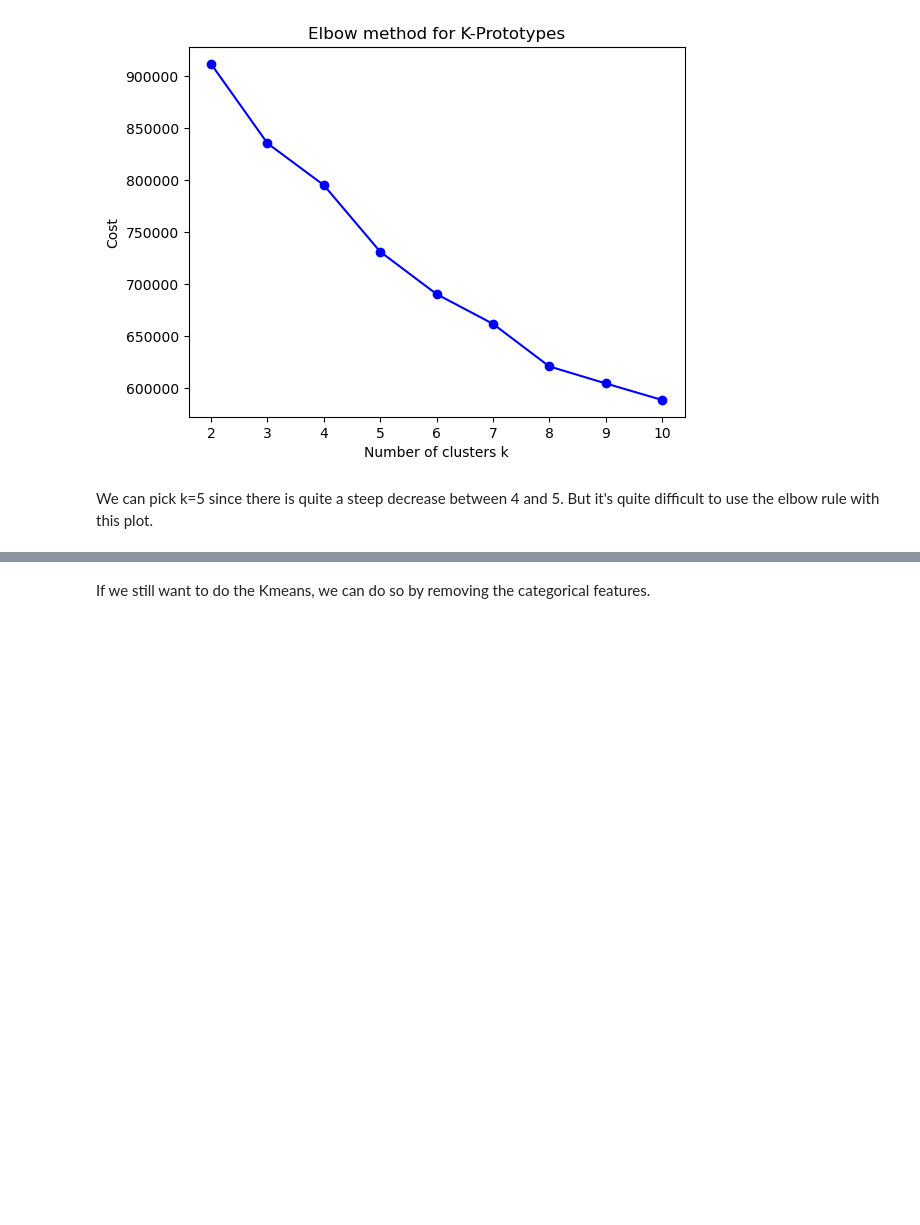
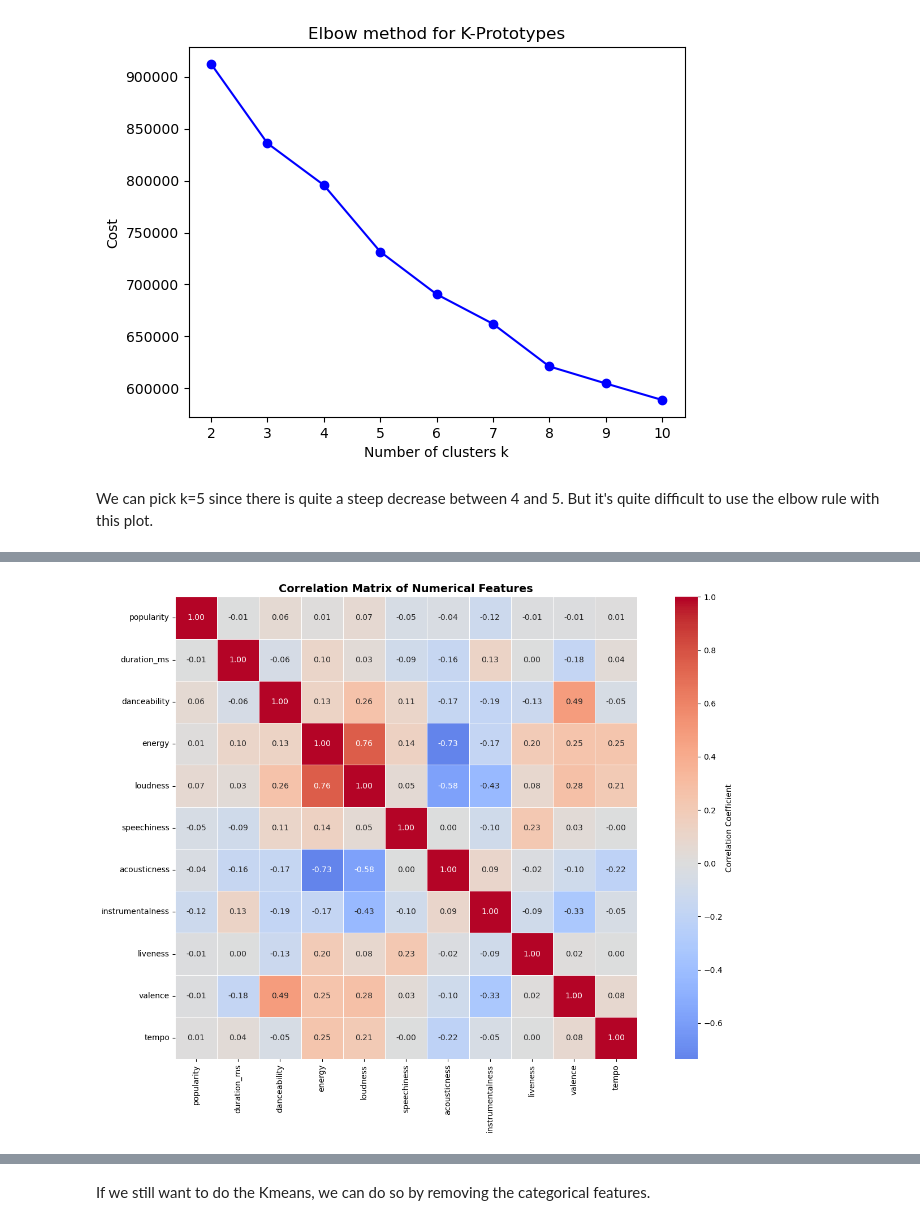
Before and after one commit to andrearondi/Spotify-Clustering-with-Hadoop-Spark-Jupyter, a Jupyter notebook: notebooks/dataAnalysis.ipynb, the cells around one changed output, grey strips where cells are left out. Saved outputs shown, nothing was run; the diff lists cells and outputs as text; code cells hidden in the pictures; blank space fills up the shorter version.

```diff
--- a/notebooks/dataAnalysis.ipynb
+++ b/notebooks/dataAnalysis.ipynb
@@ -279 +290,86 @@ plt.show()
 [figure]
+# %%
+cluster_sizes = data['clusters'].value_counts().sort_index()
+# Silhouette Score (only for numerical features)
+numerical_data = data.iloc[:, num_cols].values
+clusters_array = data['clusters'].values
+
+silhouette = silhouette_score(numerical_data, clusters_array)
+print(f"\nSilhouette Score (only for numerical features): {silhouette:.4f}")
+print("Range: [-1, 1], higher is better")
+
+# CORRELATION MATRIX
+print("\n" + "="*50)
+print("FEATURE CORRELATION ANALYSIS")
+print("="*50)
+
+# Correlation matrix for numerical features
+numerical_features = data.iloc[:, num_cols]
+correlation_matrix = numerical_features.corr()
+
+plt.figure(figsize=(14, 10))
+sns.heatmap(correlation_matrix, annot=True, fmt='.2f', cmap='coolwarm',
+            center=0, square=True, linewidths=0.5,
+            cbar_kws={'label': 'Correlation Coefficient'})
+plt.title('Correlation Matrix of Numerical Features', fontsize=14, fontweight='bold')
+plt.tight_layout()
+plt.show()
+
+
+# PCA visualization - for numerical features
+pca = PCA(n_components=3, random_state=42)
+pca_result = pca.fit_transform(numerical_data)
+
+# 2D Plot
+plt.figure(figsize=(10, 7))
+scatter = plt.scatter(pca_result[:, 0], pca_result[:, 1],
+                     c=clusters_array, cmap='viridis',
+                     alpha=0.6, s=20, edgecolors='k', linewidth=0.5)
+plt.colorbar(scatter, label='Cluster')
+plt.xlabel(f'PC1 ({pca.explained_variance_ratio_[0]:.2%} variance)', fontsize=12)
+plt.ylabel(f'PC2 ({pca.explained_variance_ratio_[1]:.2%} variance)', fontsize=12)
+plt.title('Cluster Visualization using PCA (2D)', fontsize=14, fontweight='bold')
+plt.grid(alpha=0.3)
+plt.tight_layout()
+plt.show()
+
+# 3D Plot
+fig = plt.figure(figsize=(12, 9))
+ax = fig.add_subplot(111, projection='3d')
+
+scatter = ax.scatter(pca_result[:, 0], pca_result[:, 1], pca_result[:, 2],
+                     c=clusters_array, cmap='viridis',
+                     alpha=0.6, s=20, edgecolors='k', linewidth=0.5)
+
+ax.set_xlabel(f'PC1 ({pca.explained_variance_ratio_[0]:.2%})', fontsize=11)
+ax.set_ylabel(f'PC2 ({pca.explained_variance_ratio_[1]:.2%})', fontsize=11)
+ax.set_zlabel(f'PC3 ({pca.explained_variance_ratio_[2]:.2%})', fontsize=11)
+ax.set_title('Cluster Visualization using PCA (3D)', fontsize=14, fontweight='bold')
+
+plt.colorbar(scatter, ax=ax, label='Cluster', shrink=0.6)
+plt.tight_layout()
+plt.show()
+
+print(f"\nPCA Explained Variance:")
+print(f"  PC1: {pca.explained_variance_ratio_[0]:.2%}")
+print(f"  PC2: {pca.explained_variance_ratio_[1]:.2%}")
+print(f"  PC3: {pca.explained_variance_ratio_[2]:.2%}")
+print(f"  Total (3 components): {sum(pca.explained_variance_ratio_):.2%}")
+
+
+# Summary
+
+for cluster_id in sorted(data['clusters'].unique()):
+    print(f"\nCluster {cluster_id}:")
+    print(f"Size: {cluster_sizes[cluster_id]} tracks ({cluster_sizes[cluster_id]/len(data)*100:.1f}%)")
+
+    cluster_data = data[data['clusters'] == cluster_id]
+
+    top_genre = cluster_data['track_genre'].mode()[0]
+    print(f"Most common genre: {top_genre}")
+
+    print("Key characteristics (by mean):")
+    for feat in ['danceability', 'energy', 'valence', 'acousticness']:
+        if feat in cluster_data.columns:
+            print(f"  {feat}: {cluster_data[feat].mean():.3f}")
+# %% [output]
@@ -279,0 +382 @@ plt.show()
+[figure, added]
```
Also changed, not shown: parts of 19 cells of this notebook.
